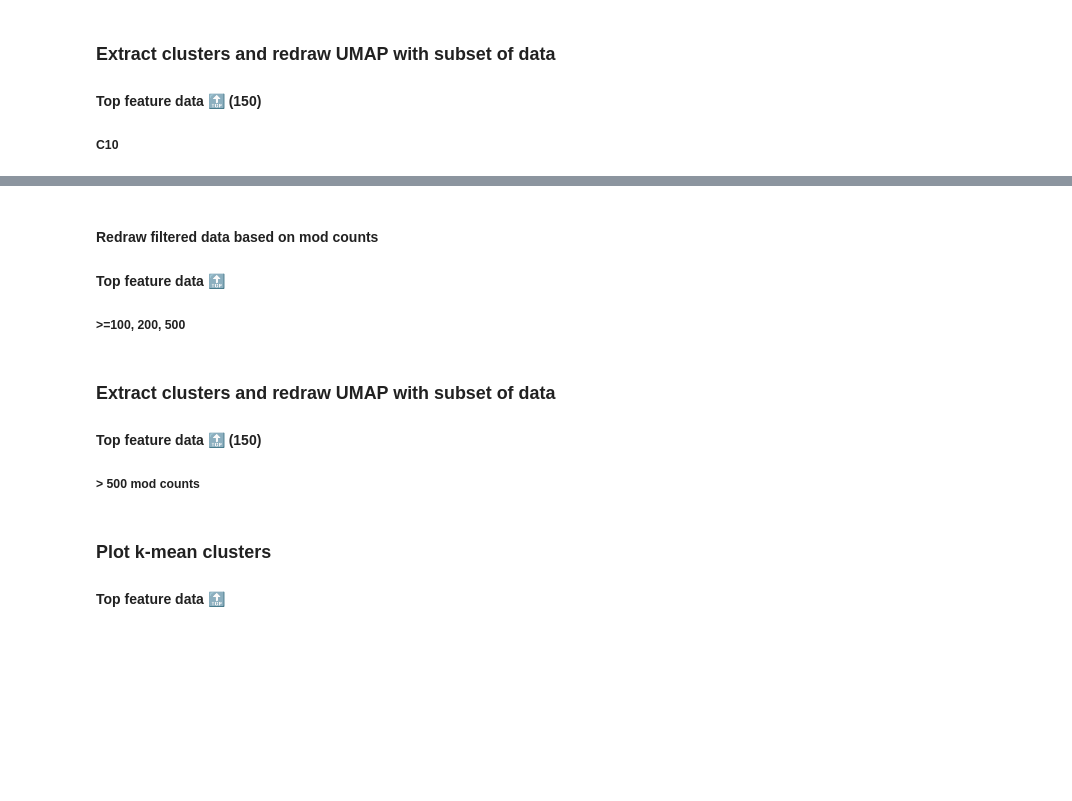
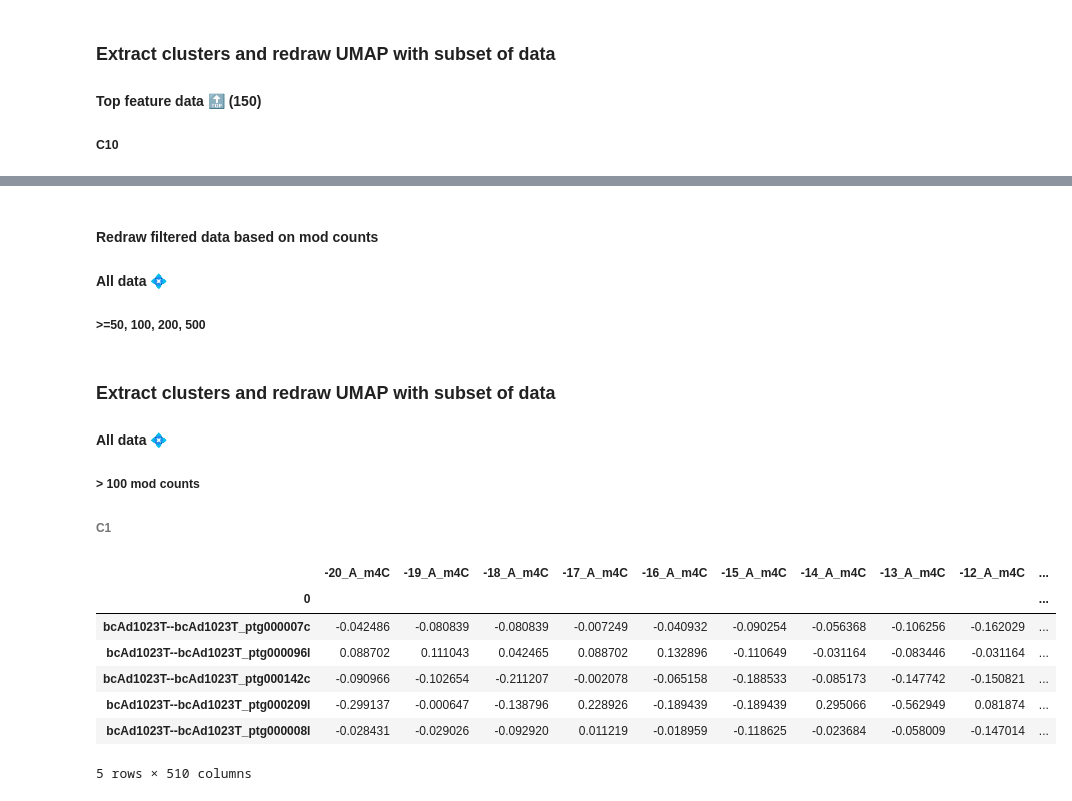
Before and after one commit to melinamarkkanen/Methylation, a Jupyter notebook: notebooks/UMAP_HAMBI.ipynb, the cells around one changed output, grey strips where cells are left out. Cells and saved outputs as stored; diff of their text form; code cells hidden in the pictures; blank space fills up the shorter version.

Commit message:
above 100 clusters

```diff
--- a/notebooks/UMAP_HAMBI.ipynb
+++ b/notebooks/UMAP_HAMBI.ipynb
@@ -2430,6 +2511,6 @@ with open(file_path, 'w') as file:
 # %%
 ## Bring the contig lengths from Puhti:
-file_path = '/scratch/project_2006608/Methylation/notebooks/UMAP_HAMBI_top150_features/top150_contigs_mod_counts.tsv'
+file_path = '/scratch/project_2006608/Methylation/HAMBI_data/metagenomic_assembly/contigs_mod_counts.tsv'
 
 df_mod_counts = pd.read_csv(file_path, sep='\t', index_col=0, header=0, low_memory=False)
 print(df_mod_counts.shape[0])
@@ -2534,24 +2619,28 @@ for n in n_neighbors:
 # %% [markdown]
 #### Redraw filtered data based on mod counts
-#### Top feature data 🔝
-##### >=100, 200, 500
+#### All data 💠
+##### >=50, 100, 200, 500
 # %%
-## Delete all rows with < 100 mod counts
 ## Bring the contig lengths from Puhti:
-file_path = '/scratch/project_2006608/Methylation/notebooks/UMAP_HAMBI_top150_features/top150_contigs_mod_counts.tsv'
+file_path = '/scratch/project_2006608/Methylation/HAMBI_data/metagenomic_assembly/contigs_mod_counts.tsv'
 
 df_mod_counts = pd.read_csv(file_path, sep='\t', index_col=0, header=0, low_memory=False)
 print(df_mod_counts.shape[0])
 df_mod_counts.head()
 
 ## Append to merged_data.tsv
-df_top150_ext = df_top150.copy()
-df_top150_mod_counts = pd.concat([df_top150_ext, df_mod_counts], axis=1)
-df_top150_mod_counts.head()
+df_ext = df.copy()
 
-#df_top150_mod_counts = df_top150_mod_counts.loc[df_top150_mod_counts['mod_count'] >= 100]
-#df_top150_mod_counts = df_top150_mod_counts.loc[df_top150_mod_counts['mod_count'] >= 200]
-df_top150_mod_counts = df_top150_mod_counts.loc[df_top150_mod_counts['mod_count'] >= 500]
+# Reorder to match
+df_ordered = df_mod_counts.loc[df_ext.index]
 
-print(df_top150_mod_counts.shape[0])
+df_mod_counts = pd.concat([df_ext, df_ordered], axis=1)
+df_mod_counts.tail()
+
+#df_mod_counts = df_mod_counts.loc[df_mod_counts['mod_count'] >= 50]
+df_mod_counts = df_mod_counts.loc[df_mod_counts['mod_count'] >= 100]
+#df_mod_counts = df_mod_counts.loc[df_mod_counts['mod_count'] >= 200]
+#df_mod_counts = df_mod_counts.loc[df_mod_counts['mod_count'] >= 500]
+
+print(df_mod_counts.shape[0])
 # %%
@@ -2659,27 +2753,36 @@ for n in n_neighbors:
 # %% [markdown]
 ### Extract clusters and redraw UMAP with subset of data
-#### Top feature data 🔝 (150)
-##### > 500 mod counts
+#### All data 💠
+##### > 100 mod counts
+###### C1
 # %%
 # Extract based on UMAP1 (x axis) & UMAP2 (y axis) values:
-top150_mod_counts_UMAP_df_C1A = top150_mod_counts_UMAP_df.loc[(top150_mod_counts_UMAP_df['UMAP1']>= -9.8) & (top150_mod_counts_UMAP_df['UMAP1']<= -9.5)
-    & (top150_mod_counts_UMAP_df['UMAP2']>= -0.5) & (top150_mod_counts_UMAP_df['UMAP2']<= 0)]
+mod_counts_UMAP_df_C1 = mod_counts_UMAP_df.loc[(mod_counts_UMAP_df['UMAP1']>= -5) & (mod_counts_UMAP_df['UMAP1']<= 0)
+    & (mod_counts_UMAP_df['UMAP2']>= 0) & (mod_counts_UMAP_df['UMAP2']<= 4)]
 
 # Check
-top150_mod_counts_UMAP_df_C1A.head()
+mod_counts_UMAP_df_C1.head()
 
-# Save those contig IDs to extract from the 'df_top150'
-top150_mod_counts_UMAP_df_C1A.index.to_list()
+# Save those contig IDs
+mod_counts_UMAP_df_C1.index.to_list()
 
-df_top150_mod_counts_C1A = df_top150_mod_counts[df_top150_mod_counts.index.isin(top150_mod_counts_UMAP_df_C1A.index)]
-print(df_top150_mod_counts_C1A)
+df_mod_counts_C1 = df_mod_counts[df_mod_counts.index.isin(mod_counts_UMAP_df_C1.index)]
 # %%
 # Save contig IDs
-top150_mod_counts_500_C1A_contigs = df_top150_mod_counts_C1A.index.to_list()
+mod_counts_C1_contigs = df_mod_counts_C1.index.to_list()
 
-directory = 'UMAP_HAMBI_top150_features'
-file_path = os.path.join(directory, 'top150_mod_counts_500_C1A_contigs.txt')
+directory = 'UMAP_HAMBI_above100'
+file_path = os.path.join(directory, 'mod_counts_C1_contigs.txt')
 
 with open(file_path, 'w') as file:
-    for item in top150_mod_counts_500_C1A_contigs:
+    for item in mod_counts_C1_contigs:
         file.write(f"{item}\n")
+# %% [output]
+|  | -20_A_m4C | -19_A_m4C | -18_A_m4C | -17_A_m4C | -16_A_m4C | -15_A_m4C | -14_A_m4C | -13_A_m4C | -12_A_m4C | ... |
+| 0 |  |  |  |  |  |  |  |  |  | ... |
+| bcAd1023T--bcAd1023T_ptg000007c | -0.042486 | -0.080839 | -0.080839 | -0.007249 | -0.040932 | -0.090254 | -0.056368 | -0.106256 | -0.162029 | ... |
+| bcAd1023T--bcAd1023T_ptg000096l | 0.088702 | 0.111043 | 0.042465 | 0.088702 | 0.132896 | -0.110649 | -0.031164 | -0.083446 | -0.031164 | ... |
+| bcAd1023T--bcAd1023T_ptg000142c | -0.090966 | -0.102654 | -0.211207 | -0.002078 | -0.065158 | -0.188533 | -0.085173 | -0.147742 | -0.150821 | ... |
+| bcAd1023T--bcAd1023T_ptg000209l | -0.299137 | -0.000647 | -0.138796 | 0.228926 | -0.189439 | -0.189439 | 0.295066 | -0.562949 | 0.081874 | ... |
+| bcAd1023T--bcAd1023T_ptg000008l | -0.028431 | -0.029026 | -0.092920 | 0.011219 | -0.018959 | -0.118625 | -0.023684 | -0.058009 | -0.147014 | ... |
+5 rows × 510 columns
@@ -2709,3 +2788,0 @@ with open(file_path, 'w') as file:
-# %% [markdown]
-### Plot k-mean clusters
-#### Top feature data 🔝
```
Also changed, not shown: parts of 47 cells of this notebook, 2 other files.
